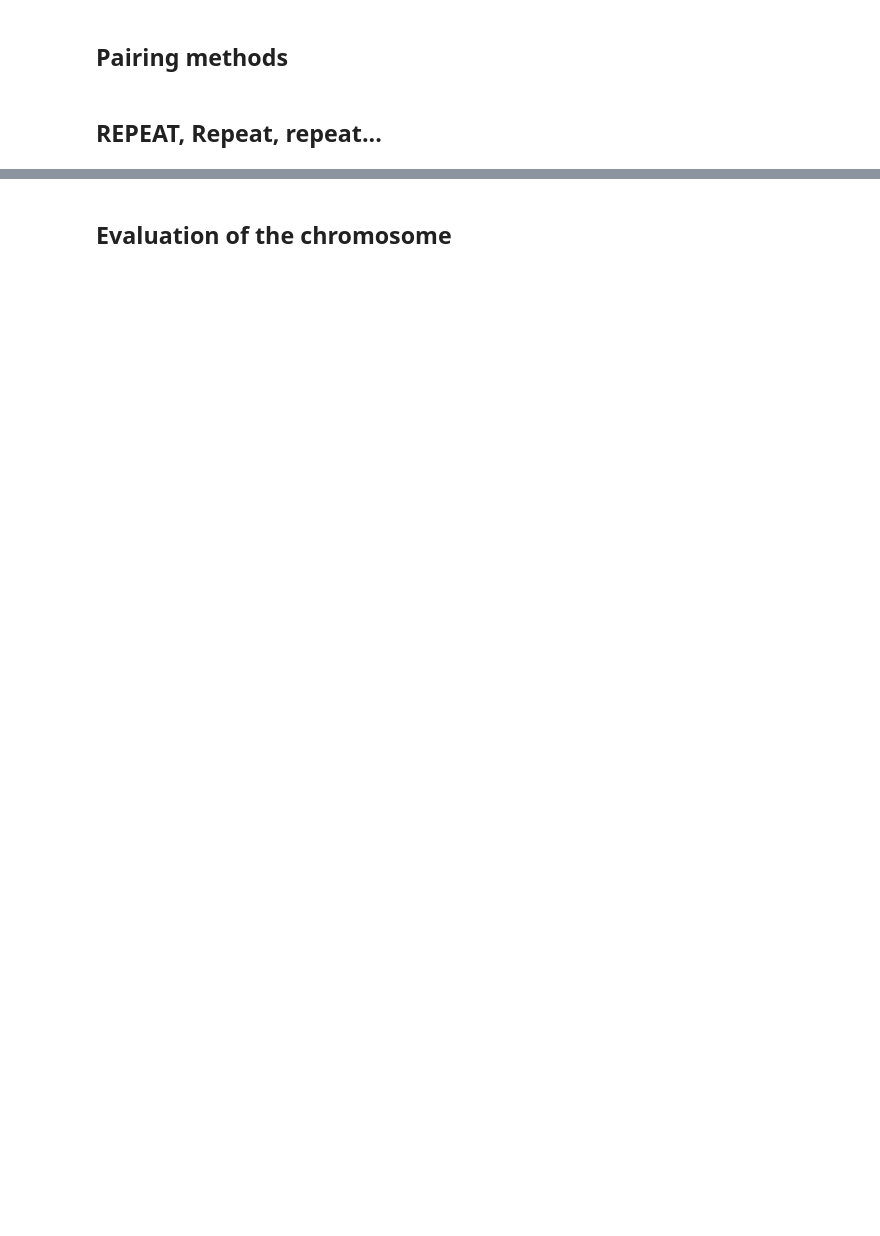
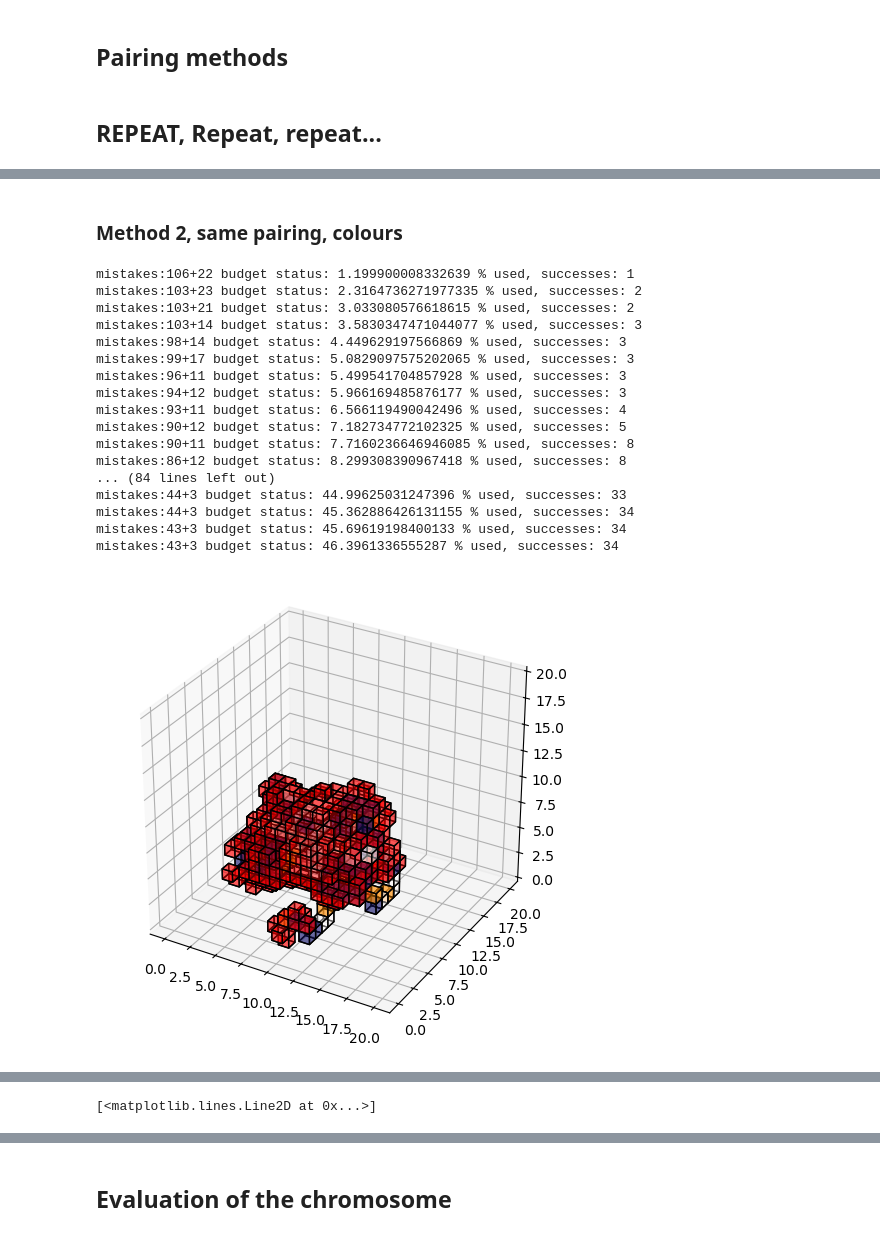
Before and after one commit to MarekOnd/SpOC3-solution, a Jupyter notebook: Challenge 3 Programmable Cubes/implementation.ipynb, the cells around one changed output, grey strips where cells are left out. Cells and saved outputs as stored; diff of their text form; code cells hidden in the pictures; blank space fills up the shorter version.

Commit message:
added colour version, tinkering with cube swapping

```diff
--- a/Challenge 3 Programmable Cubes/implementation.ipynb
+++ b/Challenge 3 Programmable Cubes/implementation.ipynb
@@ -130,7 +155,7 @@ True
 # %%
 def get_wrong_cube_ids(arr1,arr2):
     """
-
+    does not include color
     """
     arr, cnt = np.unique(np.concat([arr1,arr2]), axis=0, return_counts=True)
     wrong = arr[cnt==1]
@@ -349,15 +395,16 @@ alg = []
 path = []
 iter = 0
 cubes.reset(ci)
-ESCAPE = 10
+ESCAPE = 200
 placed_stat = []
 successes = 0
 while len(alg) < udp.get_nix() and iter < ESCAPE:
     # Get places which are wrong
-    wi, wt = get_wrong_cube_ids(ci,ct)
+    wi, wt = get_wrong_cube_ids(cubes.cube_position,ct)
+    random.shuffle(wt)
     assert(len(wi) == len(wt)) # otherwise unsolvable
     # Pair them
-    src_dest_all = [[wi[i],wt[(i+iter)%len(wi)]] for i in np.arange(len(wi))]
+    src_dest_all = [[wi[i],wt[i]] for i in np.arange(len(wi))]
 
     # Find paths between them
     for src_dest in src_dest_all:
@@ -388,0 +432,68 @@ Budget status: 6.8327639363386385 % used, successes: 39
+# %% [markdown]
+### Method 2, same pairing, colours
+# %%
+alg = []
+path = []
+iter = 0
+cubes.reset(ci)
+ESCAPE = 100
+placed_stat = []
+successes = 0
+while len(alg) < udp.get_nix() and iter < ESCAPE:
+    # Get cubes in position with wrong type
+    wrong_type_ids = have_wrong_type(cubes.cube_position,ct,ti,tt)
+    for id in wrong_type_ids:
+        move = force_random_move(id,cubes)
+        if move != -1:
+            alg.extend([id,move])
+
+
+    # Get places which are wrong
+    wi, wt = get_wrong_cube_ids(cubes.cube_position,ct)
+    assert(len(wi) == len(wt)) # otherwise unsolvable
+    # Pair them
+    src_dest_all = pair_colors(wi,wt,cubes.cube_position,ti,ct,tt)
+
+
+
+    # Find paths between them
+    for src_dest in src_dest_all:
+        if src_dest[2] != src_dest[3]: # the place has to be correct, otherwise counterproductive
+            continue
+        last_positions = cubes.cube_position
+        tmp_alg,tmp_path,success = find_path_to_position(src_dest[0],ct[src_dest[1]],cubes,50)
+        #if success:
+        alg.extend(tmp_alg)
+        path.extend(tmp_path)
+        # else:
+        #     cubes.reset(last_positions)
+        #     pass
+        successes += (int)(success)
+        placed_stat.append((int)(success))
+
+
+    iter += 1
+    print(f"mistakes:{len(wi)}+{len(wrong_type_ids)} budget status: {len(alg)/udp.get_nix()*100} % used, successes: {successes}")
+path = np.array(path)
+debug_plot(np.concat([cubes.cube_position,path]), np.concat([ti,-np.ones(shape=path.shape[0])]))
+plot(cubes.cube_position, ti)
+plt.plot(np.array(placed_stat))
+# %% [output]
+mistakes:106+22 budget status: 1.199900008332639 % used, successes: 1
+mistakes:103+23 budget status: 2.3164736271977335 % used, successes: 2
+mistakes:103+21 budget status: 3.033080576618615 % used, successes: 2
+mistakes:103+14 budget status: 3.5830347471044077 % used, successes: 3
+mistakes:98+14 budget status: 4.449629197566869 % used, successes: 3
+mistakes:99+17 budget status: 5.0829097575202065 % used, successes: 3
+mistakes:96+11 budget status: 5.499541704857928 % used, successes: 3
+mistakes:94+12 budget status: 5.966169485876177 % used, successes: 3
+mistakes:93+11 budget status: 6.566119490042496 % used, successes: 4
+mistakes:90+12 budget status: 7.182734772102325 % used, successes: 5
+mistakes:90+11 budget status: 7.7160236646946085 % used, successes: 8
+mistakes:86+12 budget status: 8.299308390967418 % used, successes: 8
+... (84 lines left out)
+mistakes:44+3 budget status: 44.99625031247396 % used, successes: 33
+mistakes:44+3 budget status: 45.362886426131155 % used, successes: 34
+mistakes:43+3 budget status: 45.69619198400133 % used, successes: 34
+mistakes:43+3 budget status: 46.3961336555287 % used, successes: 34
+[figure, added]
@@ -388,0 +501 @@ Budget status: 6.8327639363386385 % used, successes: 39
+[<matplotlib.lines.Line2D at 0x...>]
```
Also changed, not shown: parts of 14 cells of this notebook, 1 other file.
